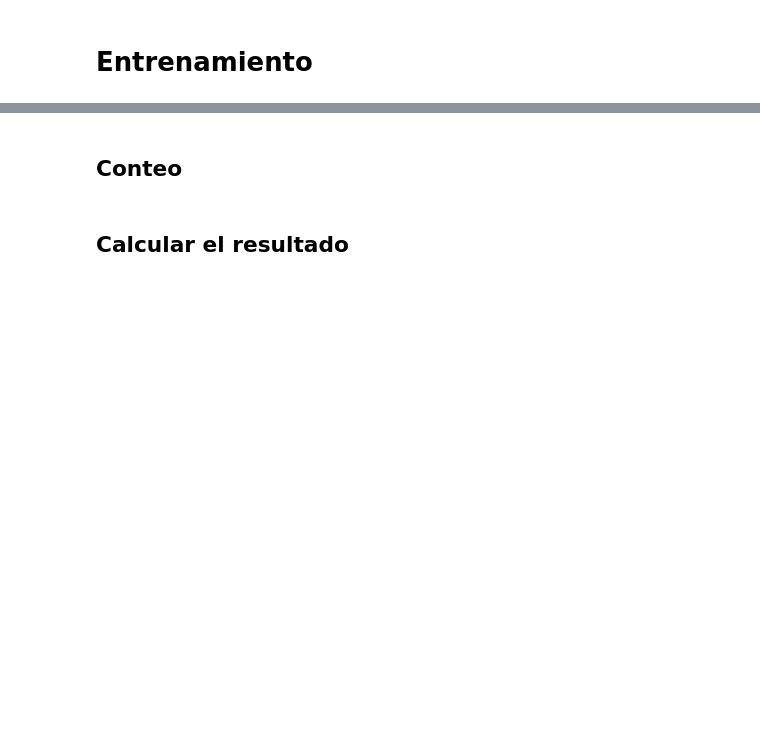
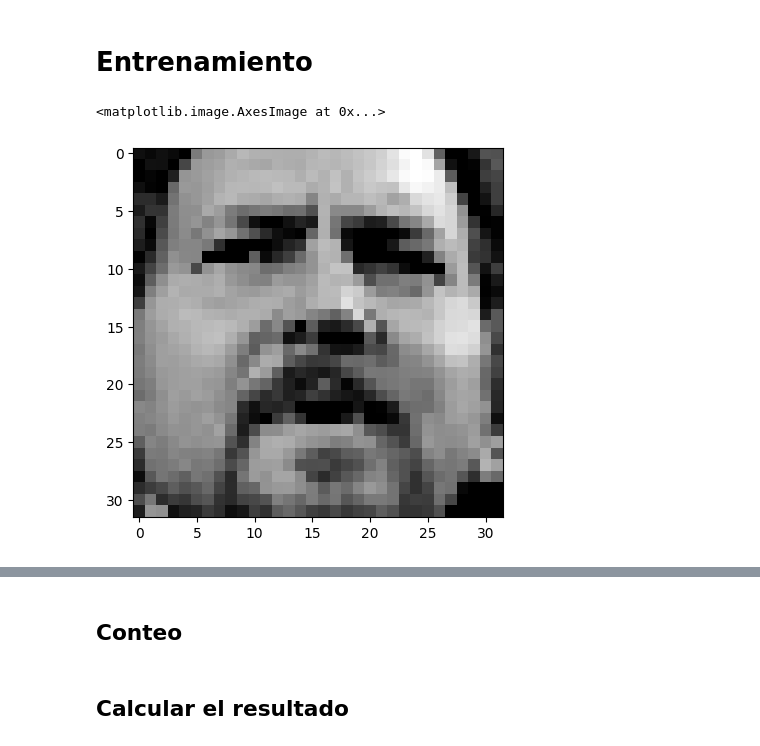
Before and after one commit to igrodfer/SnK, a Jupyter notebook: bbox.ipynb, the cells around one changed output, grey strips where cells are left out. Cells and saved outputs as stored; diff of their text form; code cells hidden in the pictures; blank space fills up the shorter version.

```diff
--- a/bbox.ipynb
+++ b/bbox.ipynb
@@ -11,8 +11,8 @@ import matplotlib.pyplot as plt
 # %% [markdown]
 # Entrenamiento
 # %%
-csv_path = "/media/nacho/Disco Auxiliar/datasets/CelebA/list_bbox_celeba.csv"
-images_dir = "/media/nacho/Disco Auxiliar/datasets/CelebA/img_align_celeba/img_align_celeba"
+csv_path = "/media/nacho/datasets/CelebA/list_bbox_celeba.csv"
+images_dir = "/media/nacho/datasets/CelebA/img_align_celeba/img_align_celeba"
 
 images_properties = pd.read_csv(csv_path,sep=",",nrows=100000)
 # %%
@@ -23,13 +24,39 @@ h1 = 90
+# %%
+def sharpen_image(image):
+    sharpening = np.array([[-1,-1,-1],[-1,9.5,-1],[-1,-1,-1]])
+    image = cv2.filter2D(image,-1,sharpening)
+    return image
+# %%
+def change_brightness(image):
+    bright = np.ones(image.shape,dtype=int) * (np.random.random() * 0.6 - 0.3)
+    return np.clip(image + bright,0,1)
 # %%
 faces_list = []
+faces_list_augmented = []
 for _,image in images_properties.iterrows():
     image_path,bbox1,bbox2,bbox3,bbox4 = image.tolist()
     image_path = os.path.join(images_dir,image_path)
+
     img = cv2.imread(image_path)
-    img = rgb2gray(img)
+    img = rgb2gray(img) / 255
     face = img[y1:y1+h1,x1:x1+w1]
+
     face = cv2.resize(face,(32,32))
+    face_f = cv2.flip(face,1)
+
     faces_list.append(face)
+    faces_list.append(face_f)
+
+    faces_list_augmented.append(sharpen_image(face))
+    faces_list_augmented.append(sharpen_image(face_f))
+
+    faces_list_augmented.append(change_brightness(face))
+    faces_list_augmented.append(change_brightness(face_f))
+# %%
+plt.imshow(faces_list_augmented[79],cmap="gray")
+# %% [output]
+<matplotlib.image.AxesImage at 0x...>
+[figure, added]
 # %%
 tile_list = []
 for face in faces_list:
```
Also changed, not shown: parts of 11 cells of this notebook, 2 other files.
